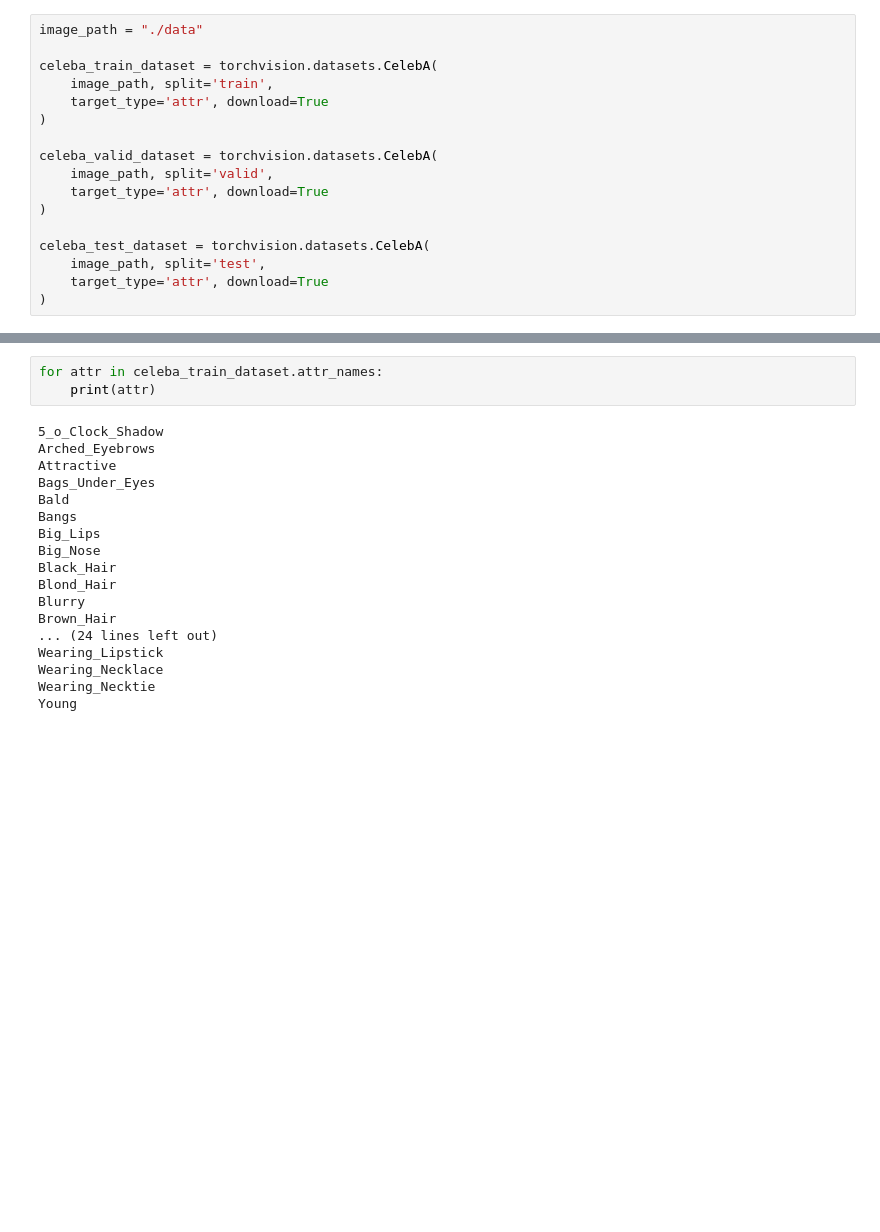
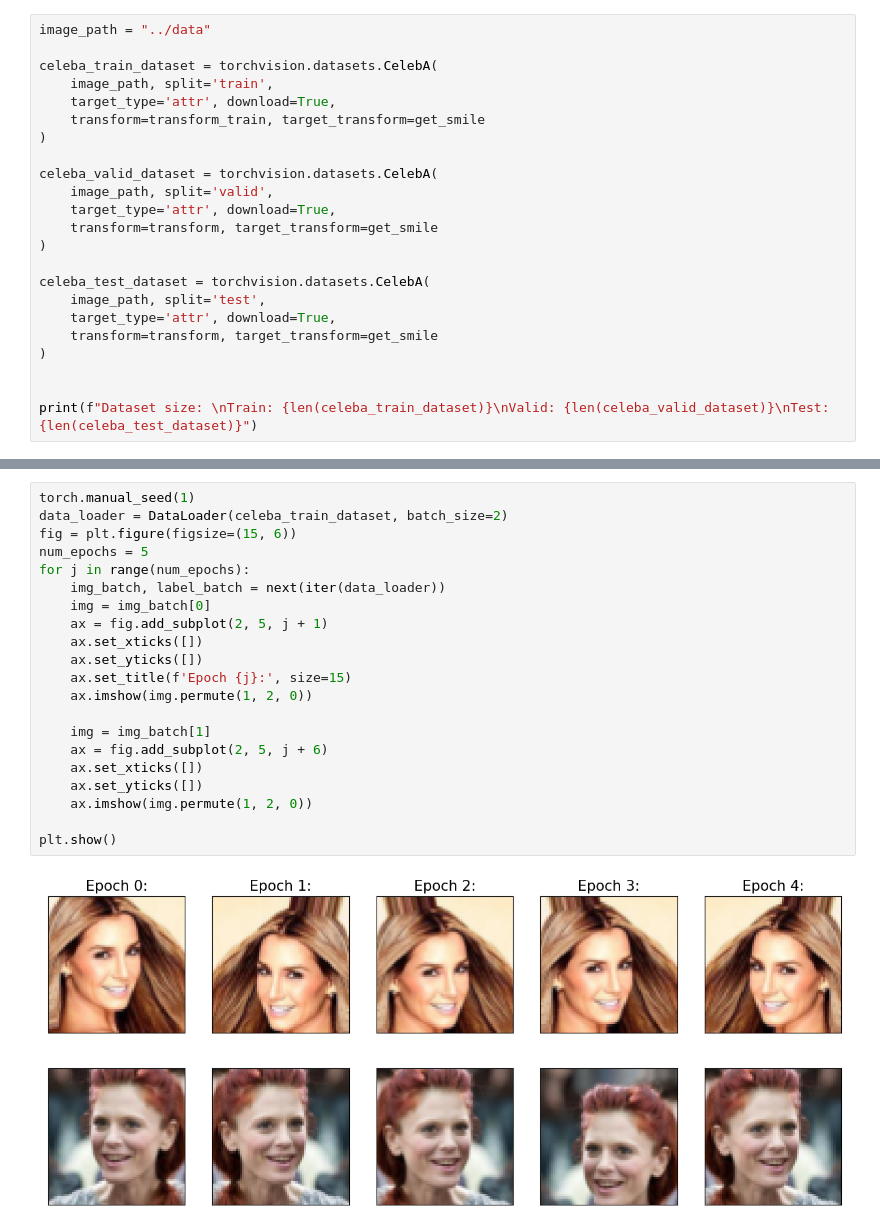
Before and after one commit to Kamil2601/CNN-image-classification, a Jupyter notebook: src/CelebA.ipynb, the cells around one changed output, grey strips where cells are left out. Cells and saved outputs as stored; diff of their text form; blank space fills up the shorter version.

Commit message:
CelebA smile detection

```diff
--- a/src/CelebA.ipynb
+++ b/src/CelebA.ipynb
@@ -5,20 +45,26 @@ import torchvision
 # %%
-image_path = "./data"
+image_path = "../data"
 
 celeba_train_dataset = torchvision.datasets.CelebA(
     image_path, split='train',
-    target_type='attr', download=True
+    target_type='attr', download=True,
+    transform=transform_train, target_transform=get_smile
 )
 
 celeba_valid_dataset = torchvision.datasets.CelebA(
     image_path, split='valid',
-    target_type='attr', download=True
+    target_type='attr', download=True,
+    transform=transform, target_transform=get_smile
 )
 
 celeba_test_dataset = torchvision.datasets.CelebA(
     image_path, split='test',
-    target_type='attr', download=True
+    target_type='attr', download=True,
+    transform=transform, target_transform=get_smile
 )
+
+
+print(f"Dataset size: \nTrain: {len(celeba_train_dataset)}\nValid: {len(celeba_valid_dataset)}\nTest:  {len(celeba_test_dataset)}")
 # %% [output]
 Files already downloaded and verified
 Files already downloaded and verified
@@ -26,21 +76,23 @@ Files already downloaded and verified
-# %%
-for attr in celeba_train_dataset.attr_names:
-    print(attr)
-# %% [output]
-5_o_Clock_Shadow
-Arched_Eyebrows
-Attractive
-Bags_Under_Eyes
-Bald
-Bangs
-Big_Lips
-Big_Nose
-Black_Hair
-Blond_Hair
-Blurry
-Brown_Hair
-... (24 lines left out)
-Wearing_Lipstick
-Wearing_Necklace
-Wearing_Necktie
-Young
+# %%
+torch.manual_seed(1)
+data_loader = DataLoader(celeba_train_dataset, batch_size=2)
+fig = plt.figure(figsize=(15, 6))
+num_epochs = 5
+for j in range(num_epochs):
+    img_batch, label_batch = next(iter(data_loader))
+    img = img_batch[0]
+    ax = fig.add_subplot(2, 5, j + 1)
+    ax.set_xticks([])
+    ax.set_yticks([])
+    ax.set_title(f'Epoch {j}:', size=15)
+    ax.imshow(img.permute(1, 2, 0))
+
+    img = img_batch[1]
+    ax = fig.add_subplot(2, 5, j + 6)
+    ax.set_xticks([])
+    ax.set_yticks([])
+    ax.imshow(img.permute(1, 2, 0))
+
+plt.show()
+# %% [output]
+[figure, added]
```
Also changed, not shown: parts of 13 cells of this notebook, 4 other files.
